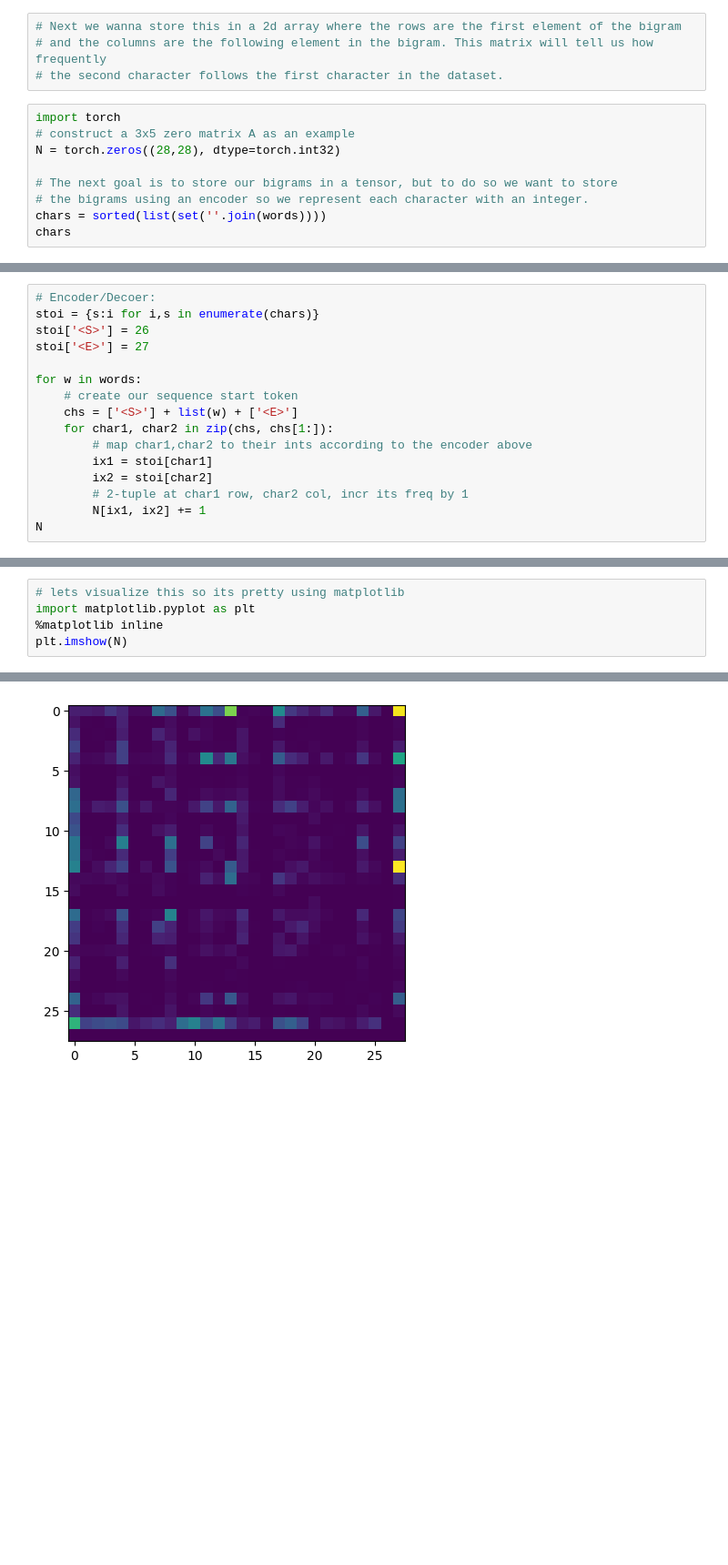
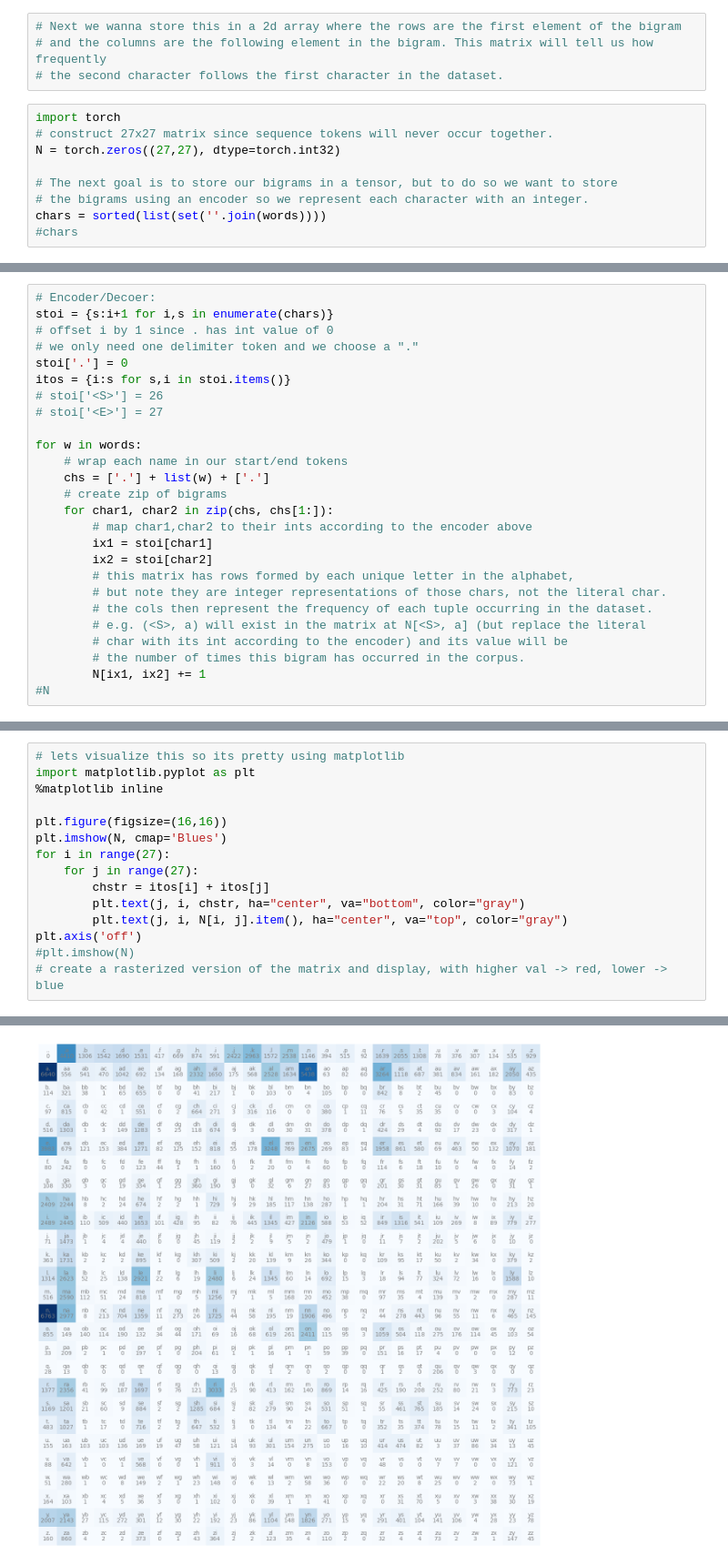
Before and after one commit to ldenholm/lear_nn, a Jupyter notebook: src/makemore/nameGenerator.ipynb, the cells around one changed output, grey strips where cells are left out. Shown at 91% size. Saved outputs shown, nothing was run; the diff lists cells and outputs as text; blank space fills up the shorter version.

```diff
--- a/src/makemore/nameGenerator.ipynb
+++ b/src/makemore/nameGenerator.ipynb
@@ -67,10 +67,10 @@ sorted(b.items(), key = lambda kv: -kv[1])
 # the second character follows the first character in the dataset.
 # %%
 import torch
-# construct a 3x5 zero matrix A as an example
-N = torch.zeros((28,28), dtype=torch.int32)
+# construct 27x27 matrix since sequence tokens will never occur together.
+N = torch.zeros((27,27), dtype=torch.int32)
 
 # The next goal is to store our bigrams in a tensor, but to do so we want to store
 # the bigrams using an encoder so we represent each character with an integer.
 chars = sorted(list(set(''.join(words))))
-chars
+#chars
@@ -95,16 +77,26 @@ chars
 # %%
 # Encoder/Decoer:
-stoi = {s:i for i,s in enumerate(chars)}
-stoi['<S>'] = 26
-stoi['<E>'] = 27
+stoi = {s:i+1 for i,s in enumerate(chars)}
+# offset i by 1 since . has int value of 0
+# we only need one delimiter token and we choose a "."
+stoi['.'] = 0
+itos = {i:s for s,i in stoi.items()}
+# stoi['<S>'] = 26
+# stoi['<E>'] = 27
 
 for w in words:
-    # create our sequence start token
-    chs = ['<S>'] + list(w) + ['<E>']
+    # wrap each name in our start/end tokens
+    chs = ['.'] + list(w) + ['.']
+    # create zip of bigrams
     for char1, char2 in zip(chs, chs[1:]):
         # map char1,char2 to their ints according to the encoder above
         ix1 = stoi[char1]
         ix2 = stoi[char2]
-        # 2-tuple at char1 row, char2 col, incr its freq by 1
+        # this matrix has rows formed by each unique letter in the alphabet,
+        # but note they are integer representations of those chars, not the literal char.
+        # the cols then represent the frequency of each tuple occurring in the dataset.
+        # e.g. (<S>, a) will exist in the matrix at N[<S>, a] (but replace the literal
+        # char with its int according to the encoder) and its value will be
+        # the number of times this bigram has occurred in the corpus.
         N[ix1, ix2] += 1
-N
+#N
@@ -130,5 +124,15 @@ tensor([[ 556,  541,  470, 1042,  692,  134,  168, 2332, 1650,  175,  568, 2528,
 # lets visualize this so its pretty using matplotlib
 import matplotlib.pyplot as plt
 %matplotlib inline
-plt.imshow(N)
+
+plt.figure(figsize=(16,16))
+plt.imshow(N, cmap='Blues')
+for i in range(27):
+    for j in range(27):
+        chstr = itos[i] + itos[j]
+        plt.text(j, i, chstr, ha="center", va="bottom", color="gray")
+        plt.text(j, i, N[i, j].item(), ha="center", va="top", color="gray")
+plt.axis('off')
+#plt.imshow(N)
+# create a rasterized version of the matrix and display, with higher val -> red, lower -> blue
 # %% [output]
@@ -136 +140 @@ plt.imshow(N)
-[figure, old version]
+[figure, new version]
```
Also changed, not shown: parts of 7 cells of this notebook.
